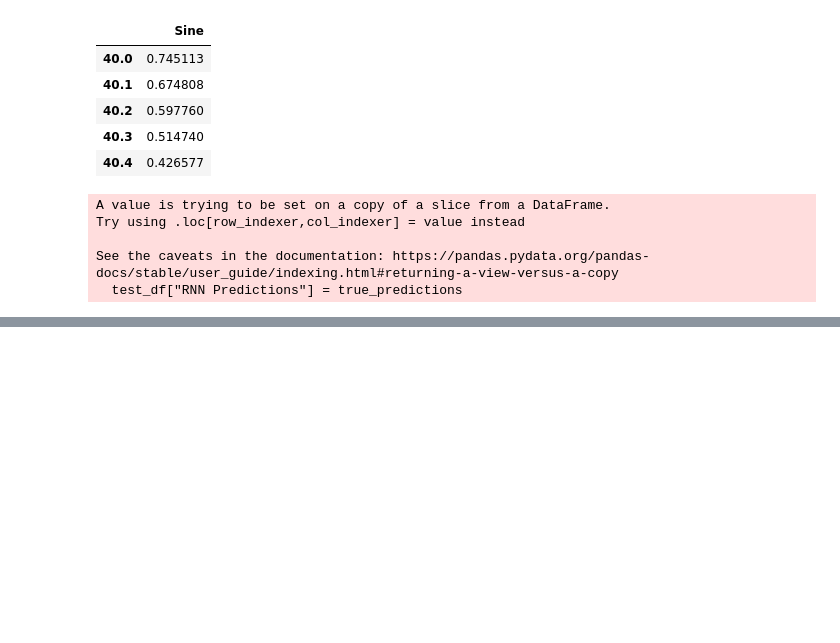
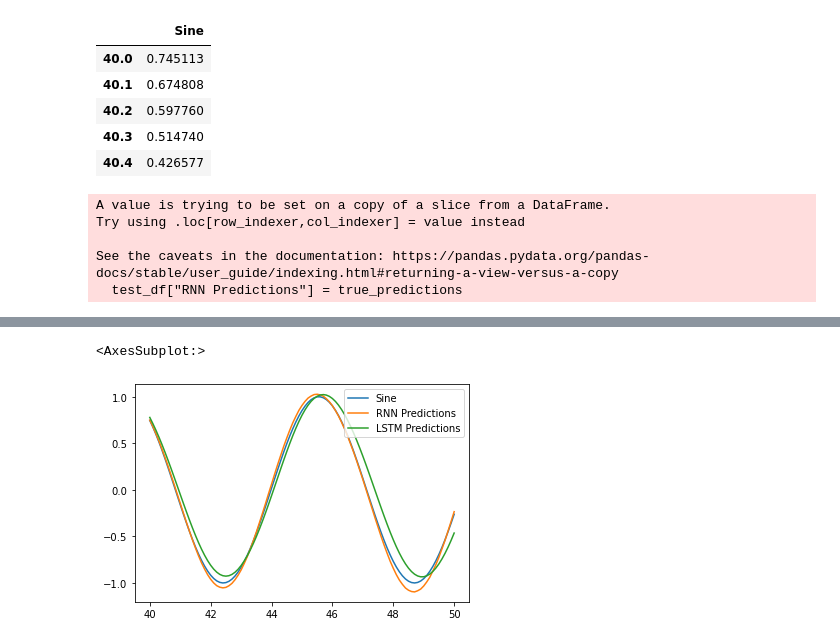
Before and after one commit to kriti-ixix/ai-1030, a Jupyter notebook: deep learning/rnn.ipynb, the cells around one changed output, grey strips where cells are left out. Cells and saved outputs as stored; diff of their text form; code cells hidden in the pictures; blank space fills up the shorter version.

Commit message:
lstm

```diff
--- a/deep learning/rnn.ipynb
+++ b/deep learning/rnn.ipynb
@@ -211,0 +231,2 @@ test_df.plot()
+# %%
+model.fit(generator, epochs=30, validation_data=test_generator, callbacks=[early_stop])
@@ -211,0 +241,13 @@ test_df.plot()
+# %%
+test_predictions = []
+first_batch = train[-length:]
+current_batch = first_batch.reshape(1, length, 1)
+
+for i in range(len(test)):
+    current_prediction = model.predict(current_batch)[0]
+    test_predictions.append(current_prediction)
+    current_batch = np.append(current_batch[:, 1:, :], [[current_prediction]], axis = 1)
+# %%
+true_predictions = scaler.inverse_transform(test_predictions)
+# %%
+test_df["LSTM Predictions"] = true_predictions
@@ -211,0 +269,5 @@ test_df.plot()
+# %%
+test_df.plot()
+# %% [output]
+<AxesSubplot:>
+[figure, added]
```
Also changed, not shown: parts of 15 cells of this notebook, 1 other file.
